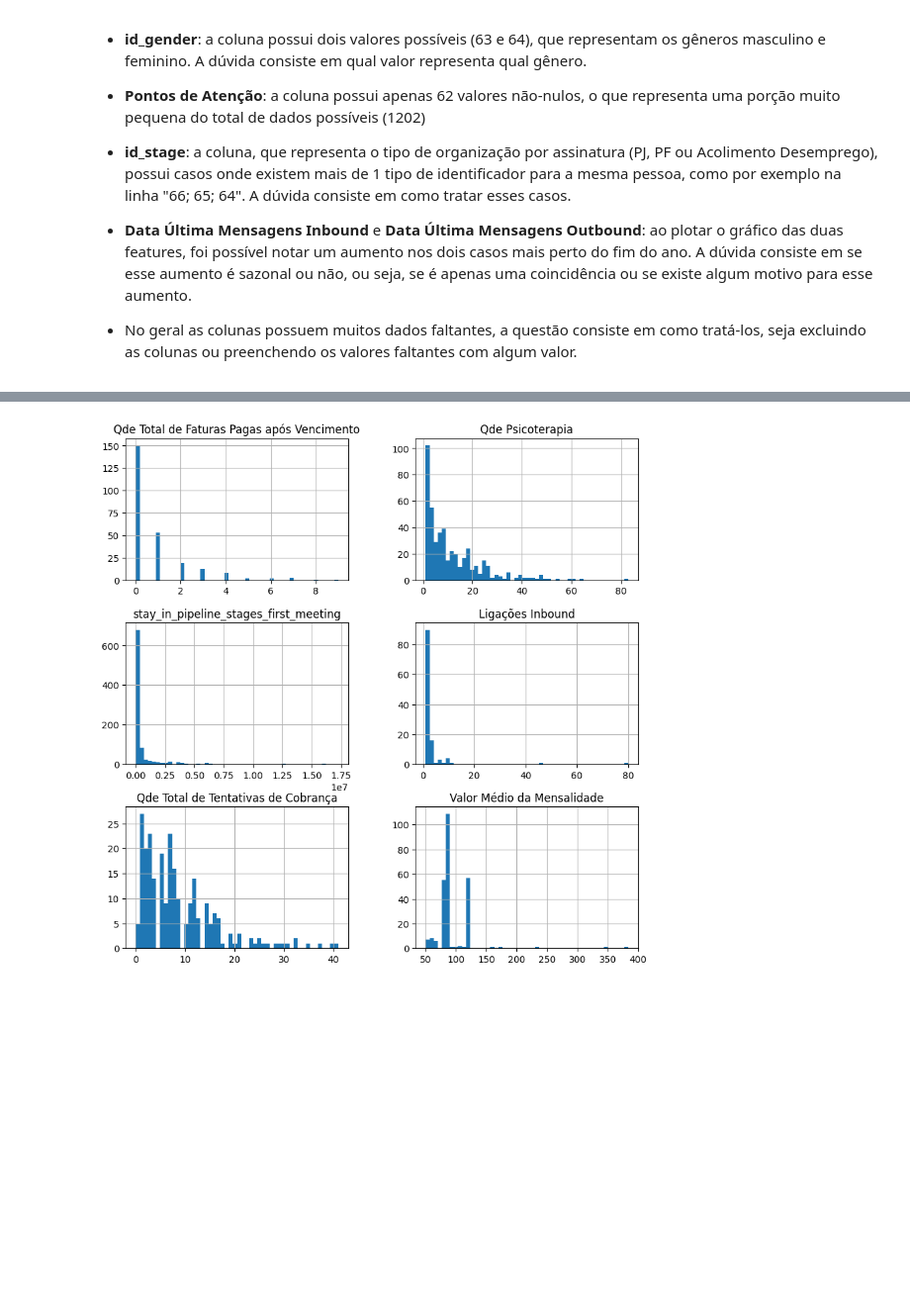
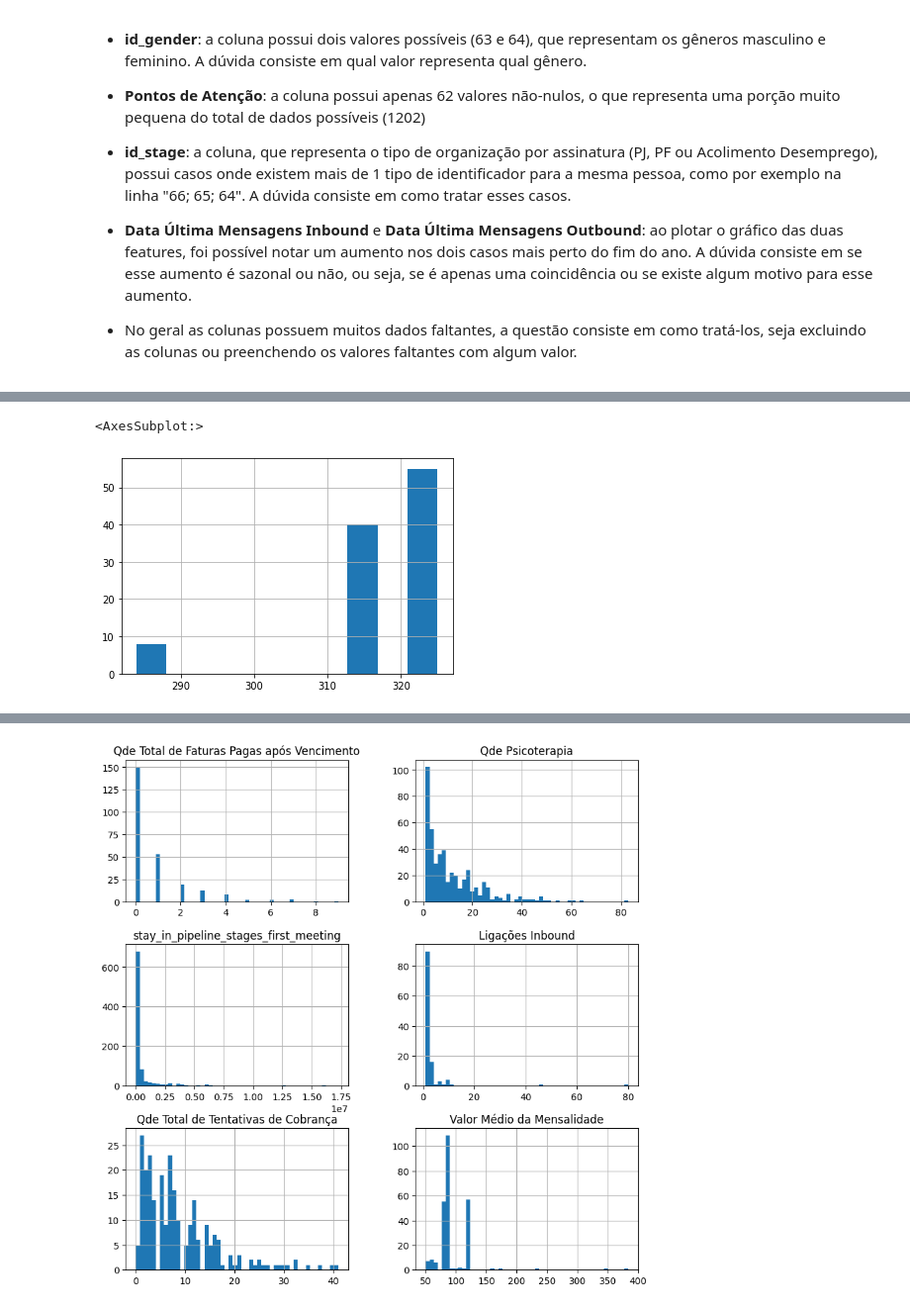
Before and after one commit to leoscarlato/deploy-sprint, a Jupyter notebook: notebooks/analise.ipynb, the cells around one changed output, grey strips where cells are left out. Shown at 99% size. Drawn from its saved outputs; the diff is of its cells as text; code cells hidden in the pictures; blank space fills up the shorter version.

```diff
--- a/notebooks/analise.ipynb
+++ b/notebooks/analise.ipynb
@@ -533,0 +644,5 @@ array([[<AxesSubplot: title={'center': 'Mensagens Outbound'}>,
+# %%
+df['id_label'].hist()
+# %% [output]
+<AxesSubplot:>
+[figure, added]
```
Also changed, not shown: parts of 47 cells of this notebook.
